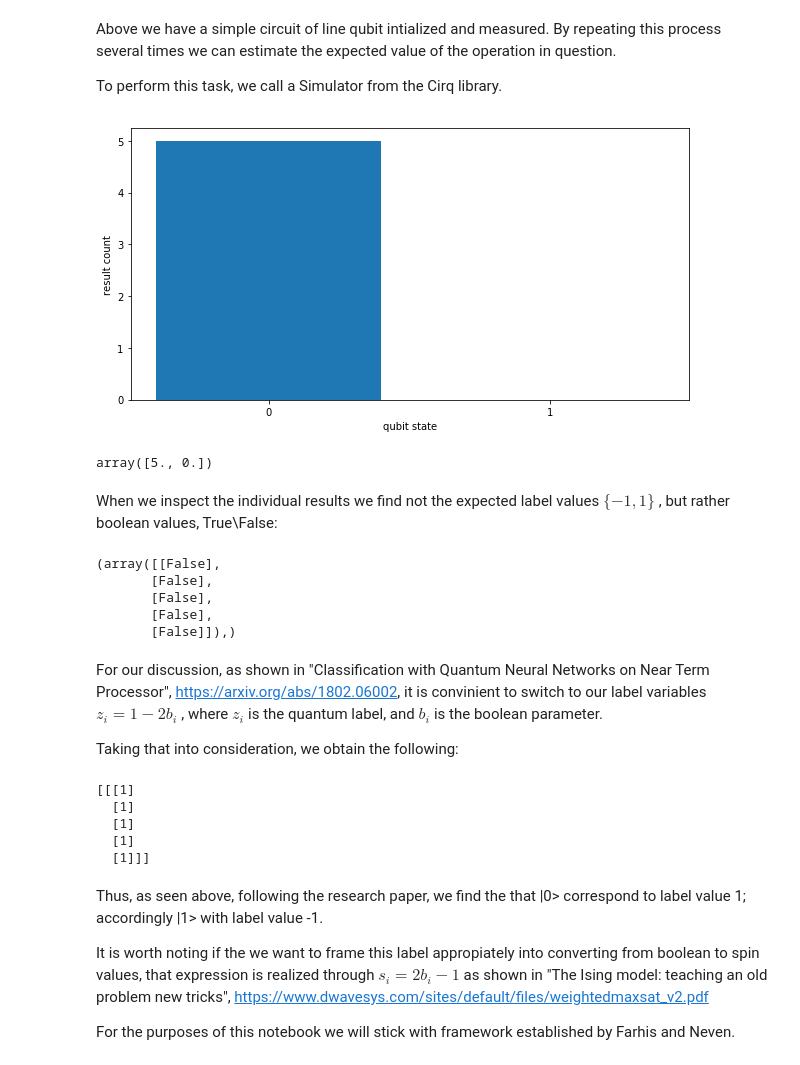
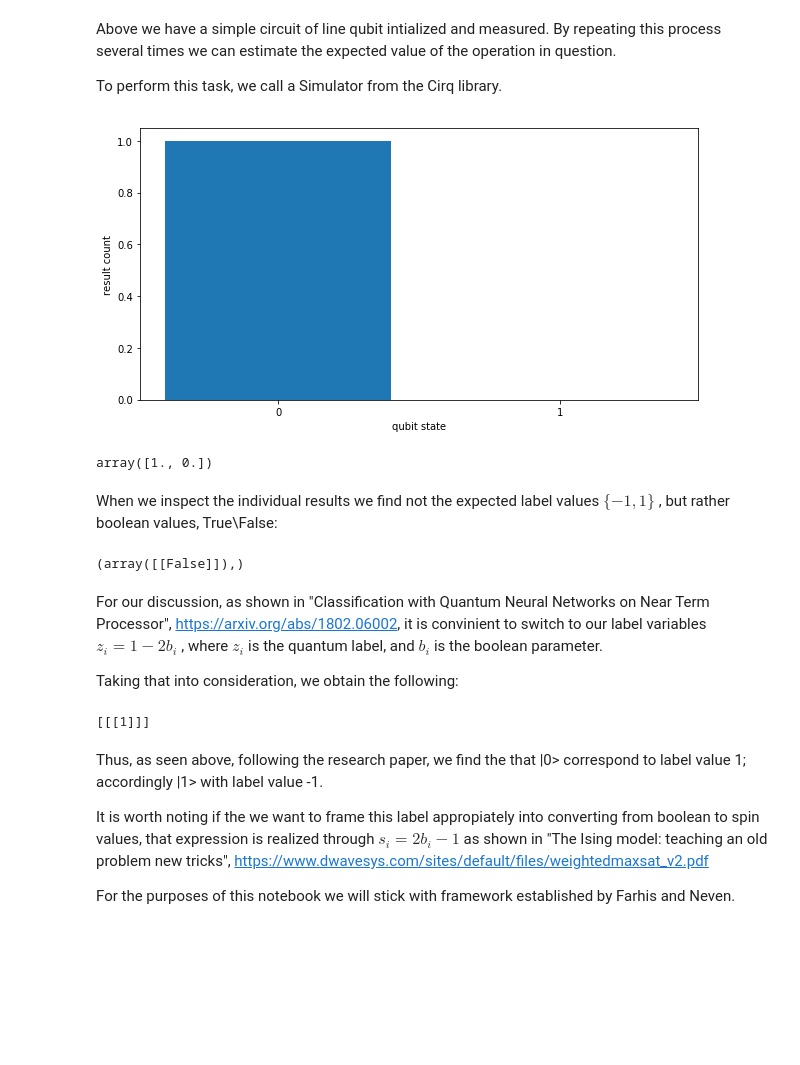
Before and after one commit to enriqueasegura/Fmethod, a Jupyter notebook: Quantum_X_Write_Up.ipynb, the cells around one changed output. Saved outputs shown, nothing was run; the diff lists cells and outputs as text; code cells hidden in the pictures; blank space fills up the shorter version.

```diff
--- a/Quantum_X_Write_Up.ipynb
+++ b/Quantum_X_Write_Up.ipynb
@@ -81,14 +81,14 @@ To perform this task, we call a Simulator from the Cirq library.
 # %%
 simulator = cirq.Simulator()
 
-results = simulator.run(circuit, repetitions=5)
+results = simulator.run(circuit, repetitions=1)
 
 plt.figure(figsize=(10,5))
 
 cirq.plot_state_histogram(results)
 # %% [output]
-[figure, old version]
+[figure, new version]
-array([5., 0.])
+array([1., 0.])
 # %% [markdown]
 When we inspect the individual results we find not the expected label values $\{ -1, 1\}$ , but rather boolean values, True\False:
 # %%
@@ -96,11 +96,7 @@ s_k, s_v= zip(*results.measurements.items())
 
 print(s_v)
 # %% [output]
-(array([[False],
-       [False],
-       [False],
-       [False],
-       [False]]),)
+(array([[False]]),)
 # %% [markdown]
 For our discussion, as shown in "Classification with Quantum Neural Networks on Near Term Processor", https://arxiv.org/abs/1802.06002,  it is convinient to switch to our label variables $z_i = 1 - 2b_i$ , where $z_i$ is the quantum label, and $b_i$ is the boolean parameter.
 
@@ -110,11 +106,7 @@ label_values = 1 - 2*np.array(s_v).astype(np.int32)
 
 print(label_values)
 # %% [output]
-[[[1]
-  [1]
-  [1]
-  [1]
-  [1]]]
+[[[1]]]
 # %% [markdown]
 Thus, as seen above, following the research paper, we find the that |0> correspond to label value 1; accordingly |1> with label value -1.
 
```
Also changed, not shown: parts of 21 cells of this notebook.
